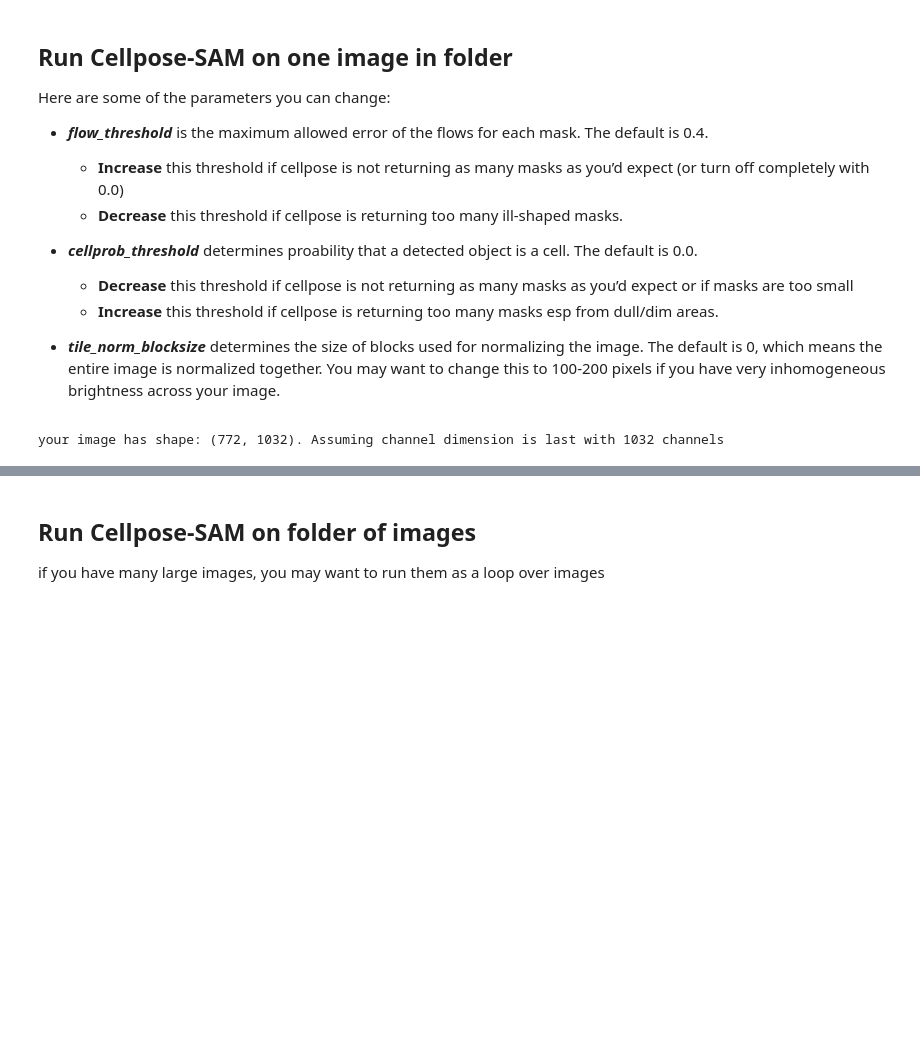
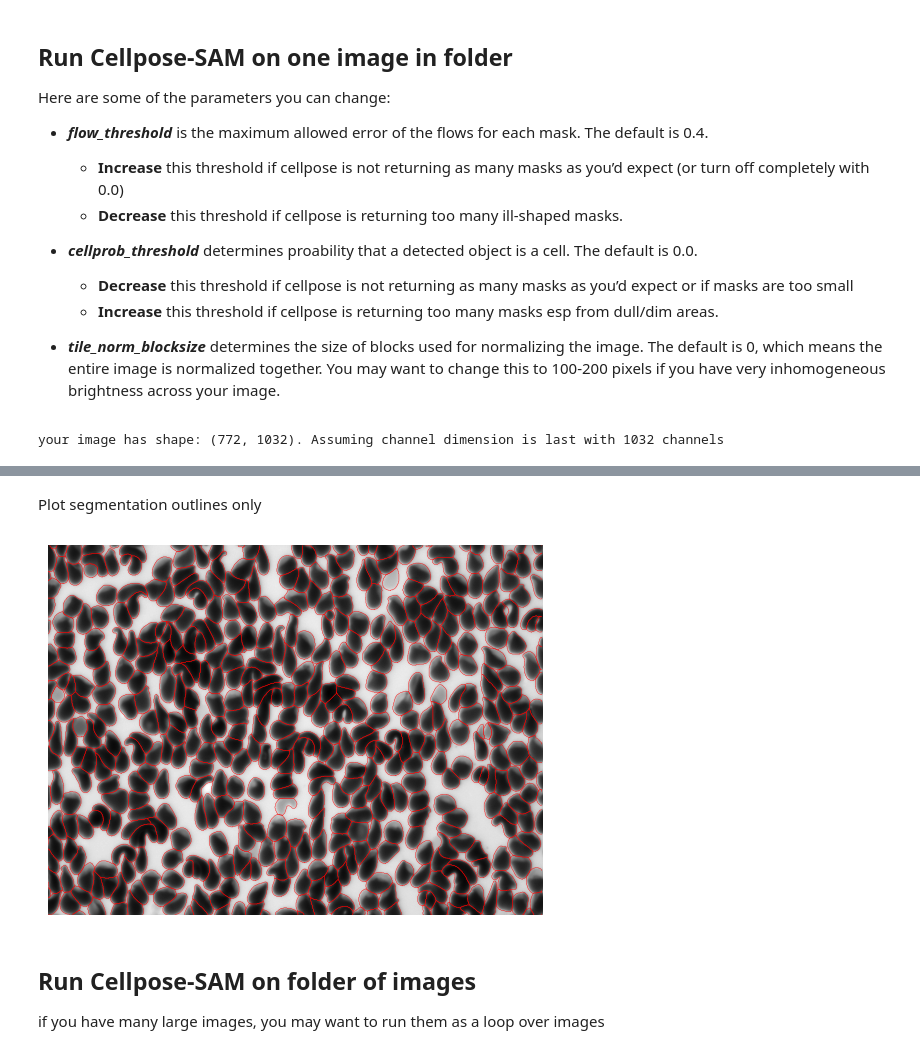
Before and after one commit to czbiohub-sf/lfm-data-utilities, a Jupyter notebook: lfm_data_utilities/hb_quantification/cellpose_sandbox.ipynb, the cells around one changed output, grey strips where cells are left out. Saved outputs shown, nothing was run; the diff lists cells and outputs as text; code cells hidden in the pictures; blank space fills up the shorter version.

```diff
--- a/lfm_data_utilities/hb_quantification/cellpose_sandbox.ipynb
+++ b/lfm_data_utilities/hb_quantification/cellpose_sandbox.ipynb
@@ -108,3 +108,18 @@ plt.show()
+# %% [markdown]
+Plot segmentation outlines only
+# %%
+from skimage.measure import find_contours
+
+plt.imshow(img, cmap='gray')
+
+for lbl in range(1, masks.max() + 1):
+    for contour in find_contours(masks == lbl, 0.5):
+        plt.plot(contour[:, 1], contour[:, 0], color='red', linewidth=0.3)
+
+plt.axis('off')
+plt.show()
+# %% [output]
+[figure, added]
 # %% [markdown]
 ## Run Cellpose-SAM on folder of images
 
```
Also changed, not shown: parts of 4 cells of this notebook, 26 other files.
